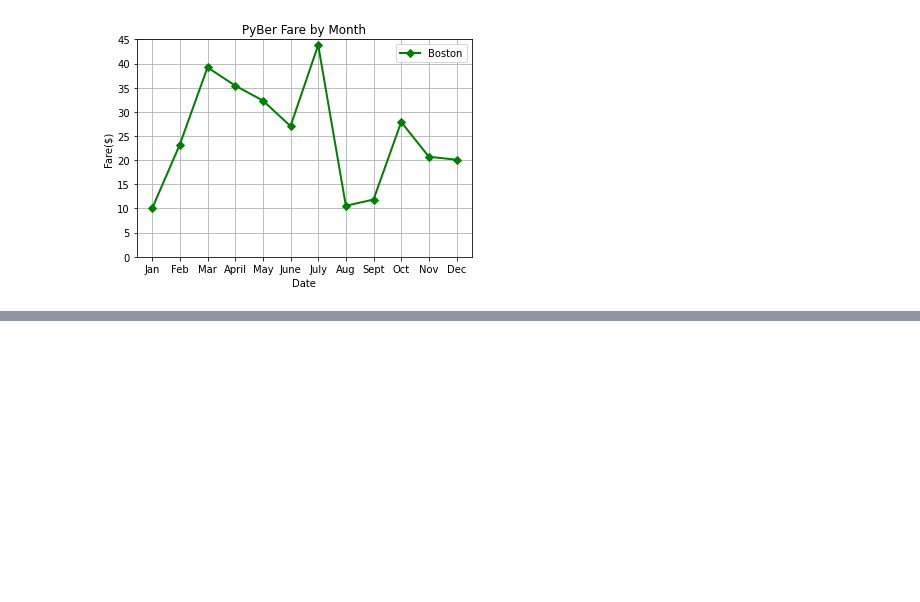
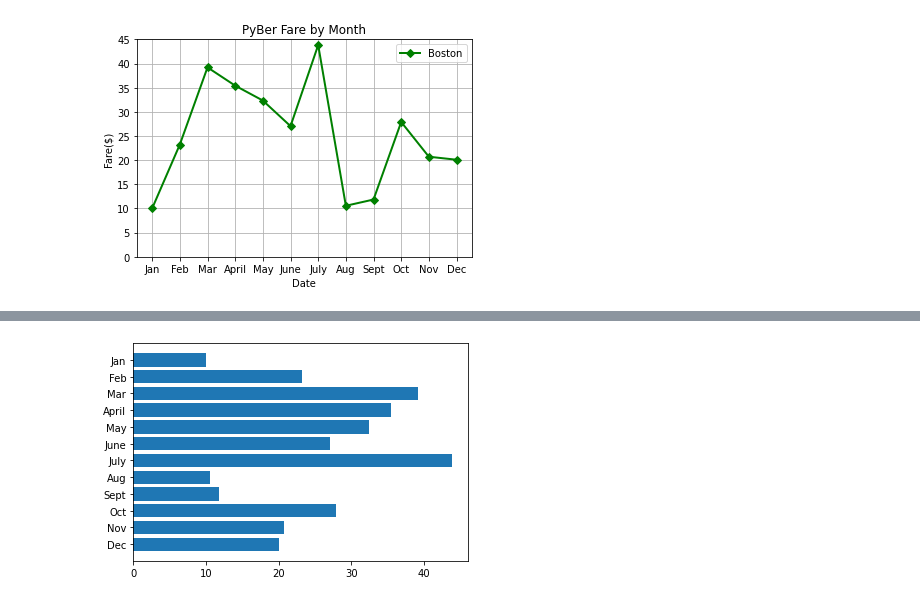
Before and after one commit to KJAnalytics/Pyber, a Jupyter notebook: matplotlib_practice.ipynb, the cells around one changed output, grey strips where cells are left out. Drawn from its saved outputs; the diff is of its cells as text; code cells hidden in the pictures; blank space fills up the shorter version.

```diff
--- a/matplotlib_practice.ipynb
+++ b/matplotlib_practice.ipynb
@@ -94,0 +121,6 @@ plt.legend()
+# %%
+# Create the plot.
+plt.barh(x_axis, y_axis)
+plt.gca().invert_yaxis()
+# %% [output]
+[figure, added]
```
Also changed, not shown: parts of 8 cells of this notebook.
